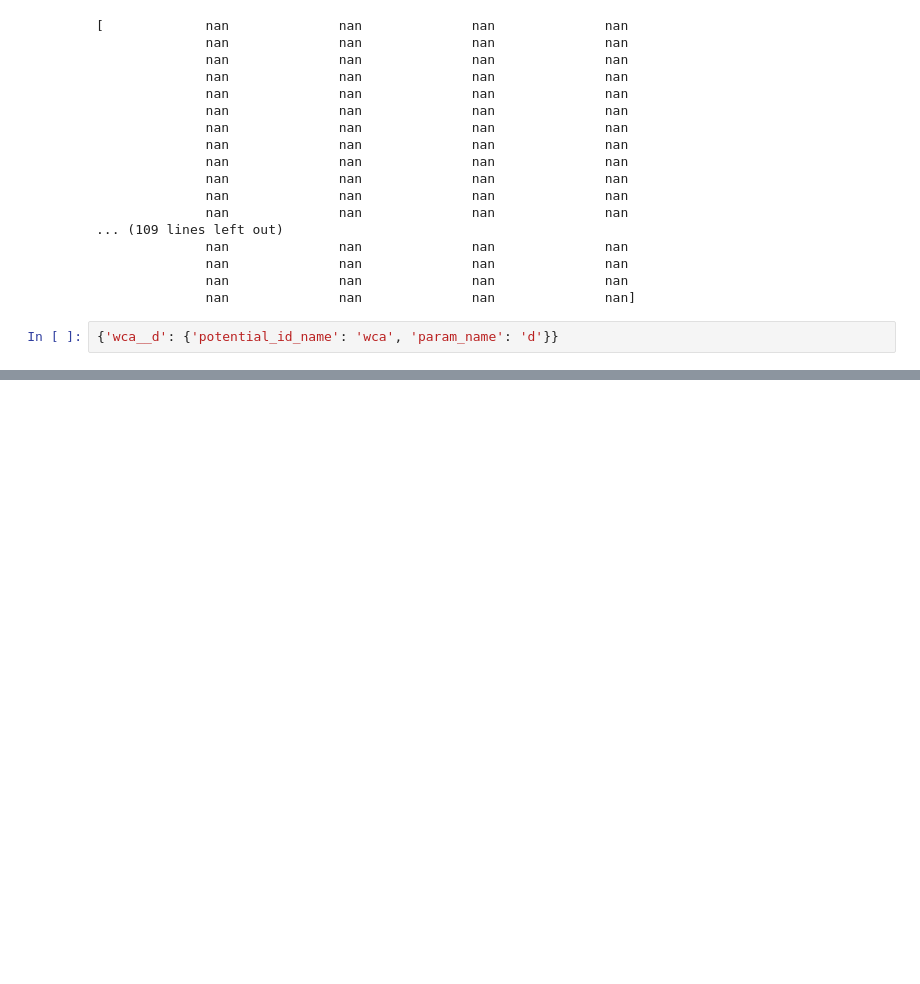
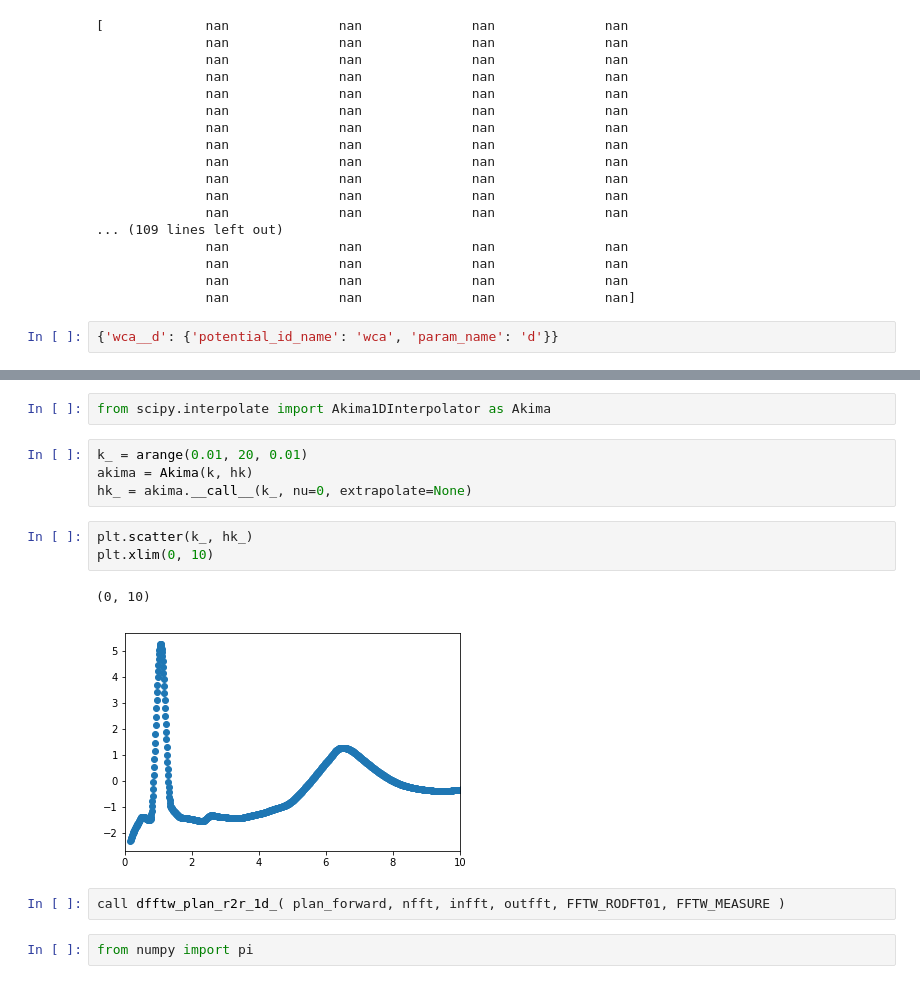
Before and after one commit to truskett-group-ut/relative_entropy_optimizer, a Jupyter notebook: relative_entropy_dev_notebook.ipynb, the cells around one changed output, grey strips where cells are left out. Saved outputs shown, nothing was run; the diff lists cells and outputs as text; blank space fills up the shorter version.

```diff
--- a/relative_entropy_dev_notebook.ipynb
+++ b/relative_entropy_dev_notebook.ipynb
@@ -1083,0 +1262,16 @@ print urs[:500]
+# %%
+from scipy.interpolate import Akima1DInterpolator as Akima
+# %%
+k_ = arange(0.01, 20, 0.01)
+akima = Akima(k, hk)
+hk_ = akima.__call__(k_, nu=0, extrapolate=None)
+# %%
+plt.scatter(k_, hk_)
+plt.xlim(0, 10)
+# %% [output]
+(0, 10)
+[figure, added]
+# %%
+call dfftw_plan_r2r_1d_( plan_forward, nfft, infft, outfft, FFTW_RODFT01, FFTW_MEASURE )
+# %%
+from numpy import pi
```
Also changed, not shown: parts of 30 cells of this notebook, 1 other file.
